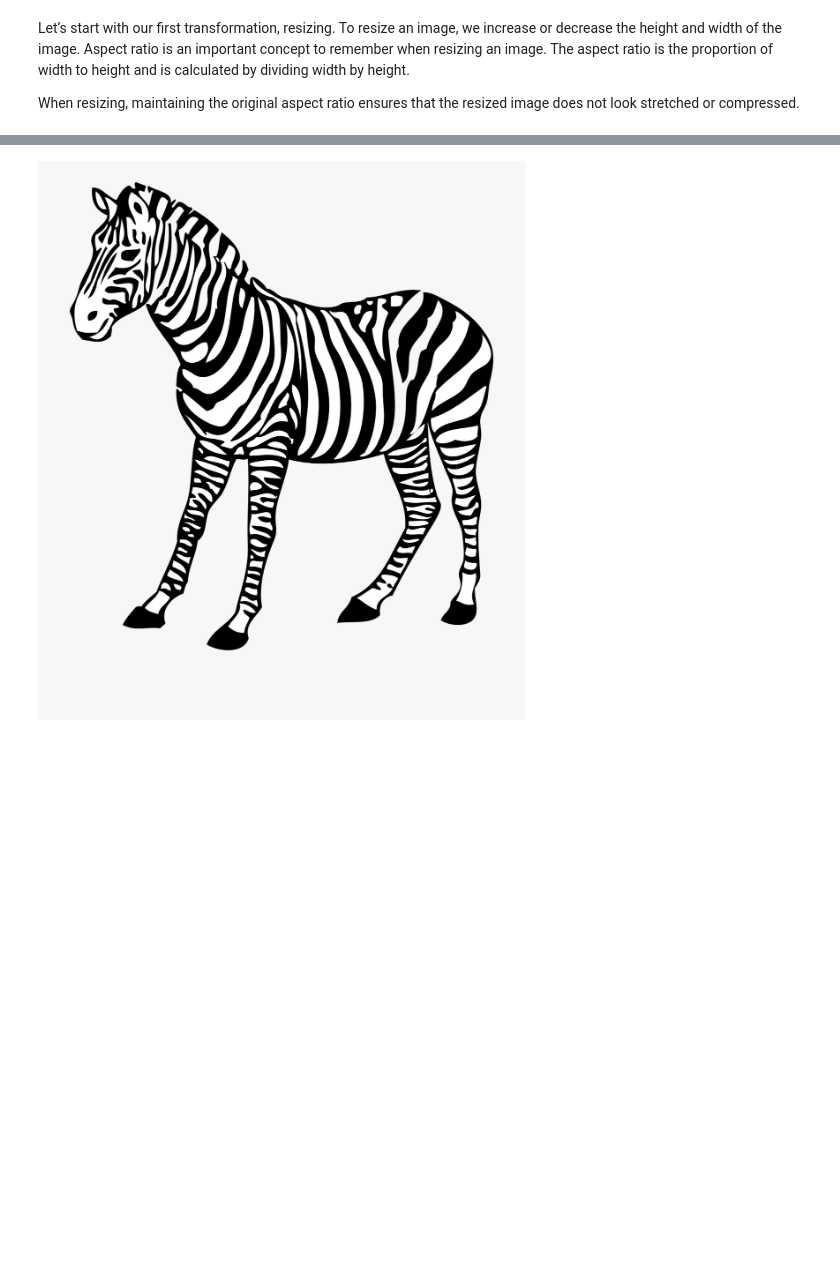
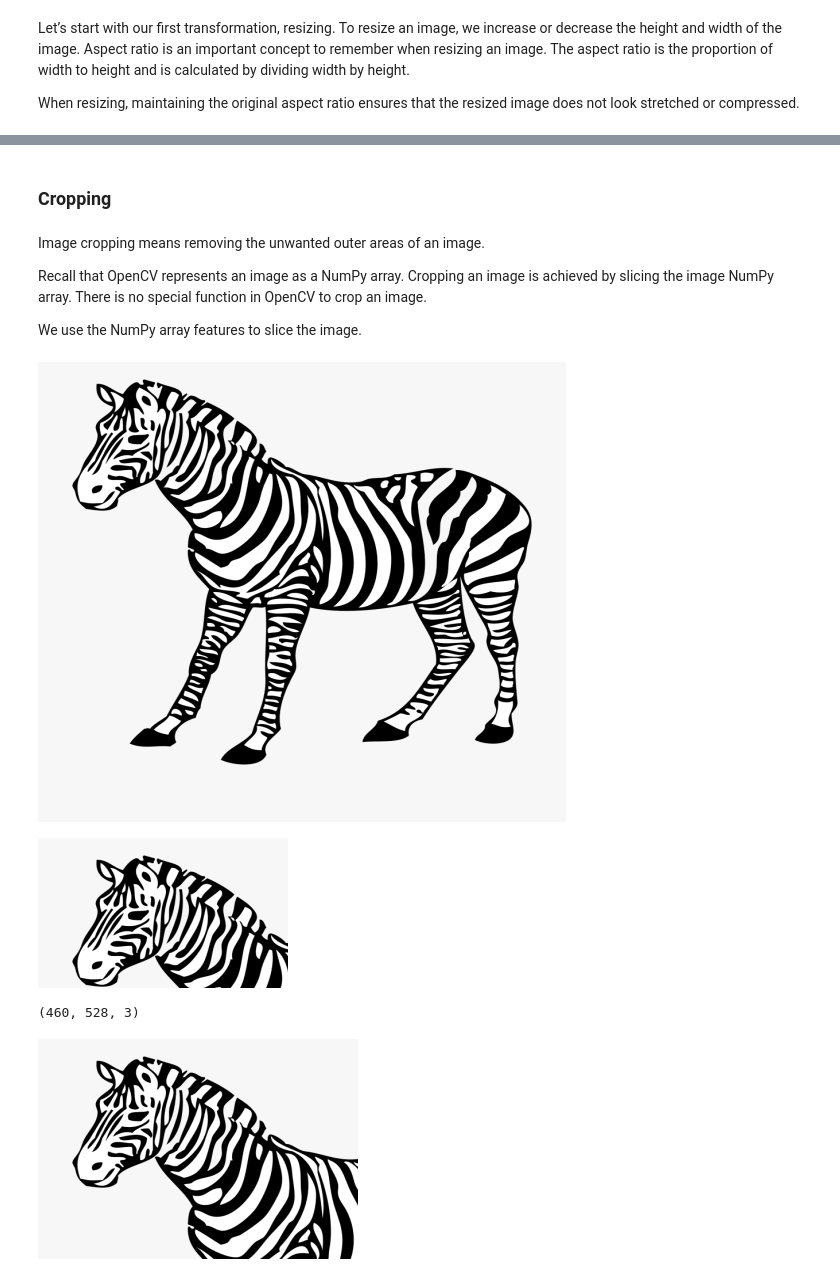
Before and after one commit to rahiakela/building-computer-vision-applications-using-artificial-neural-networks, a Jupyter notebook: 3_techniques_of_image_processing.ipynb, the cells around one changed output, grey strips where cells are left out. Drawn from its saved outputs; the diff is of its cells as text; code cells hidden in the pictures; blank space fills up the shorter version.

```diff
--- a/3_techniques_of_image_processing.ipynb
+++ b/3_techniques_of_image_processing.ipynb
@@ -63,7 +183,30 @@ cv2_imshow(resized_image)
-# %%
-# Resize using x and y factors
-resized_with_factors = cv2.resize(image, None, fx=1.2, fy=1.2, interpolation=cv2.INTER_LANCZOS4)
-# Display the image
-cv2_imshow(resized_with_factors)
-# %% [output]
-[figure, removed]
+# %% [markdown]
+### Cropping
+# %% [markdown]
+Image cropping means removing the unwanted outer areas of an image.
+
+Recall that OpenCV represents an image as a NumPy array. Cropping an image is achieved by slicing the image NumPy array. There is no special function in OpenCV to crop an image.
+
+We use the NumPy array features to slice the image.
+# %%
+# image path
+image_path = "zebrasmall.png"
+# Read or load image from its path
+image = cv2.imread(image_path)
+
+# Display the image
+cv2_imshow(image)
+
+# Crop the image to get only the face of the zebra
+cropped_image = image[0:150, 0:250]
+cv2_imshow(cropped_image)
+
+print(image.shape)
+
+cropped_image = image[0:220, 0:320]
+cv2_imshow(cropped_image)
+# %% [output]
+[figure, added]
+[figure, added]
+(460, 528, 3)
+[figure, added]
```
Also changed, not shown: parts of 15 cells of this notebook.
